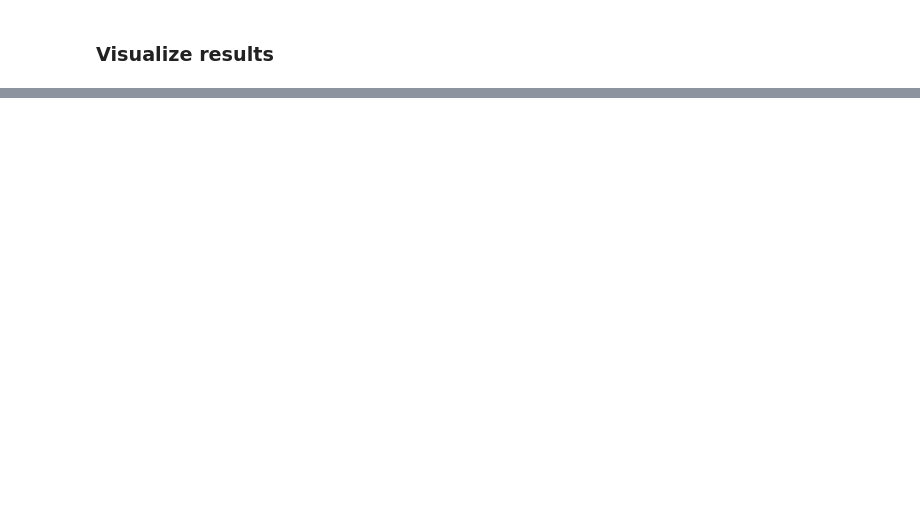
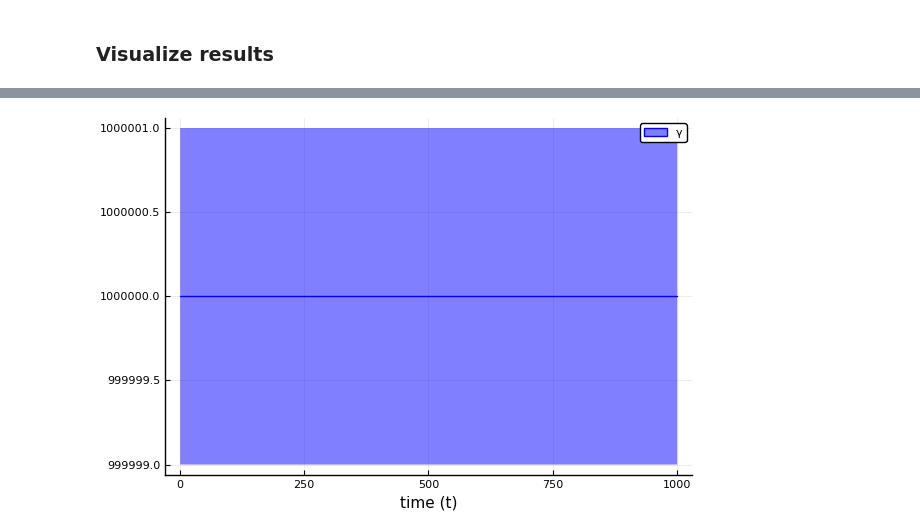
Before and after one commit to biaslab/nsi-silverbox, a Jupyter notebook: identification/identification-GFX-stoch.ipynb, the cells around one changed output, grey strips where cells are left out. Cells and saved outputs as stored; diff of their text form; code cells hidden in the pictures; blank space fills up the shorter version.

```diff
--- a/identification/identification-GFX-stoch.ipynb
+++ b/identification/identification-GFX-stoch.ipynb
@@ -339,10 +322,10 @@ end
 # %%
 # Extract mean of process precision marginals
 estimated_pnoise_mean = params_γ[1][1,2:end] ./ params_γ[2][1,2:end]
 estimated_pnoise_std = sqrt.(params_γ[1][1,2:end] ./ params_γ[2][1,2:end].^2)
 
-if viz
-    # Plot both coefficients next to each other
-    p4 = Plots.plot(1:n:T, estimated_pnoise_mean[1:n:T], ribbon=[estimated_pnoise_std[1:n:T], estimated_pnoise_std[1:n:T]],color="blue", label="γ", xlabel="time (t)")
+# Plot both coefficients next to each other
+p4 = Plots.plot(1:n:T, estimated_pnoise_mean[1:n:T], ribbon=[estimated_pnoise_std[1:n:T], estimated_pnoise_std[1:n:T]],color="blue", label="γ", xlabel="time (t)")
 #     Plots.savefig(p4, "viz/estimated_pnoise.png")
-end
+# %% [output]
+[figure, added]
```
Also changed, not shown: parts of 12 cells of this notebook.
